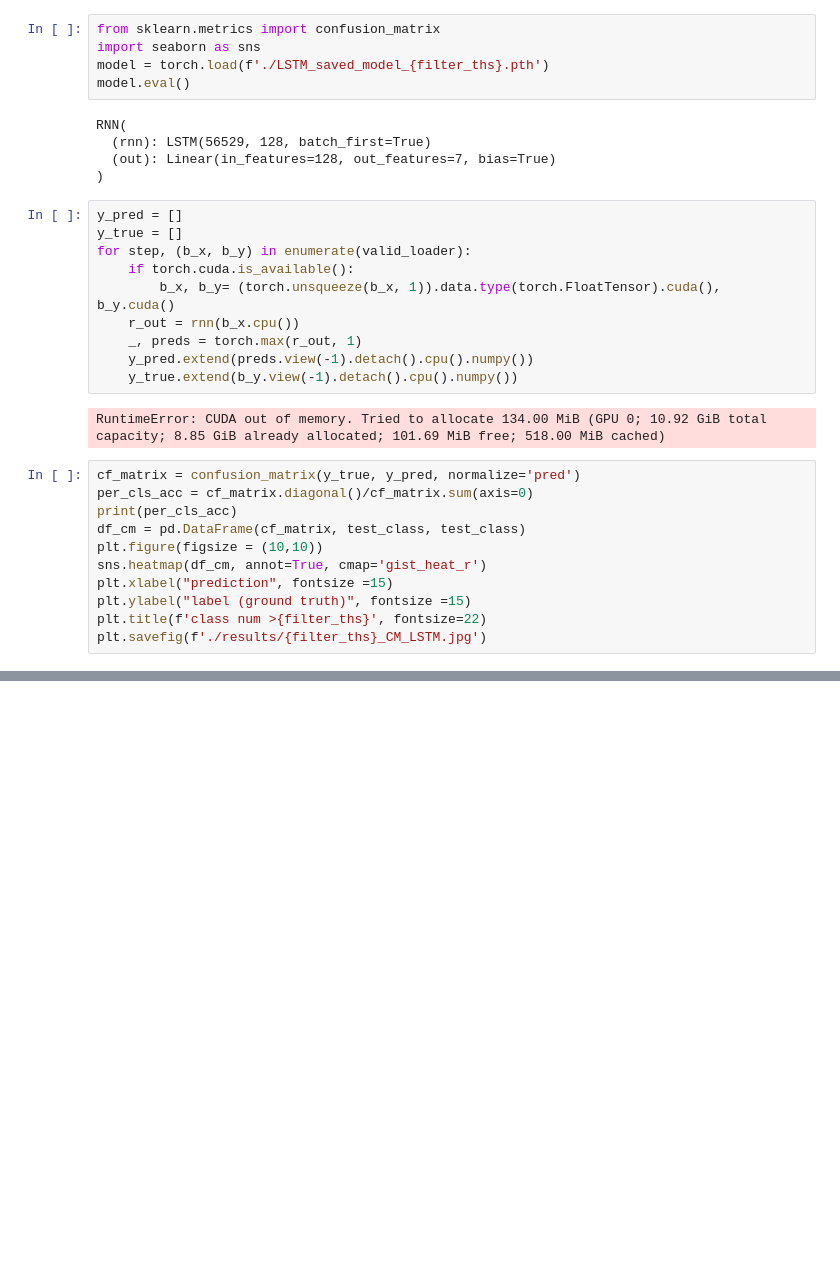
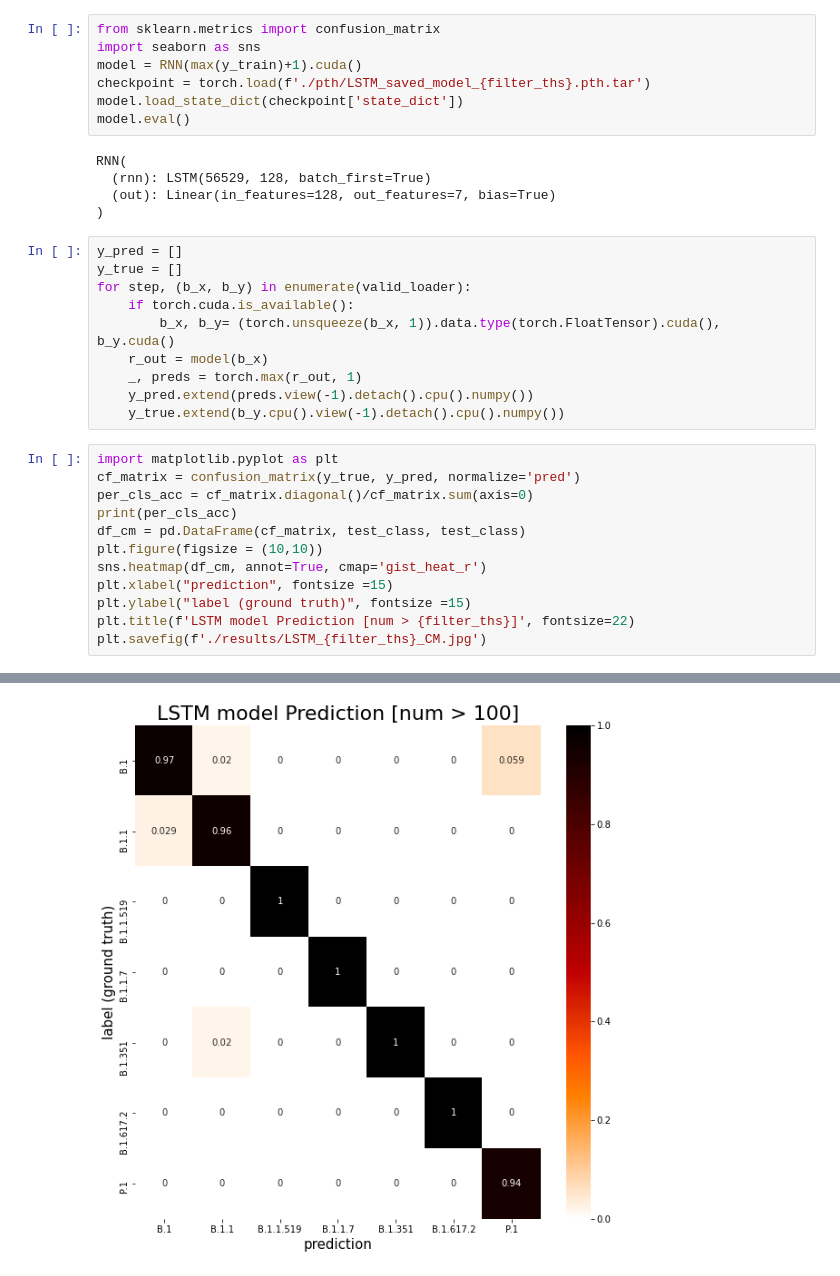
Before and after one commit to IlikeBB/Neural-Netowork-SARS-CoV-2, a Jupyter notebook: LSTM demo.ipynb, the cells around one changed output, grey strips where cells are left out. Drawn from its saved outputs; the diff is of its cells as text; blank space fills up the shorter version.

```diff
--- a/LSTM demo.ipynb
+++ b/LSTM demo.ipynb
@@ -189,7 +163,9 @@ plt.savefig(f'./results/{filter_ths}_accuracy_LSTM.jpg')
 # %%
 from sklearn.metrics import confusion_matrix
 import seaborn as sns
-model = torch.load(f'./LSTM_saved_model_{filter_ths}.pth')
+model = RNN(max(y_train)+1).cuda()
+checkpoint = torch.load(f'./pth/LSTM_saved_model_{filter_ths}.pth.tar')
+model.load_state_dict(checkpoint['state_dict'])
 model.eval()
 # %% [output]
 RNN(
@@ -202,13 +178,12 @@ y_true = []
 for step, (b_x, b_y) in enumerate(valid_loader):
     if torch.cuda.is_available():
         b_x, b_y= (torch.unsqueeze(b_x, 1)).data.type(torch.FloatTensor).cuda(), b_y.cuda()
-    r_out = rnn(b_x.cpu())
+    r_out = model(b_x)
     _, preds = torch.max(r_out, 1)
     y_pred.extend(preds.view(-1).detach().cpu().numpy())
-    y_true.extend(b_y.view(-1).detach().cpu().numpy())
+    y_true.extend(b_y.cpu().view(-1).detach().cpu().numpy())
-# %% [output]
-RuntimeError: CUDA out of memory. Tried to allocate 134.00 MiB (GPU 0; 10.92 GiB total capacity; 8.85 GiB already allocated; 101.69 MiB free; 518.00 MiB cached)
 # %%
+import matplotlib.pyplot as plt
 cf_matrix = confusion_matrix(y_true, y_pred, normalize='pred')
 per_cls_acc = cf_matrix.diagonal()/cf_matrix.sum(axis=0)
 print(per_cls_acc)
@@ -217,5 +192,6 @@ plt.figure(figsize = (10,10))
 sns.heatmap(df_cm, annot=True, cmap='gist_heat_r')
 plt.xlabel("prediction", fontsize =15)
 plt.ylabel("label (ground truth)", fontsize =15)
-plt.title(f'class num >{filter_ths}', fontsize=22)
-plt.savefig(f'./results/{filter_ths}_CM_LSTM.jpg')
+plt.title(f'LSTM model Prediction [num > {filter_ths}]', fontsize=22)
+plt.savefig(f'./results/LSTM_{filter_ths}_CM.jpg')
+# %% [output]
@@ -221,0 +200 @@ plt.savefig(f'./results/{filter_ths}_CM_LSTM.jpg')
+[figure, added]
```
Also changed, not shown: parts of 5 cells of this notebook, 1 other file.
